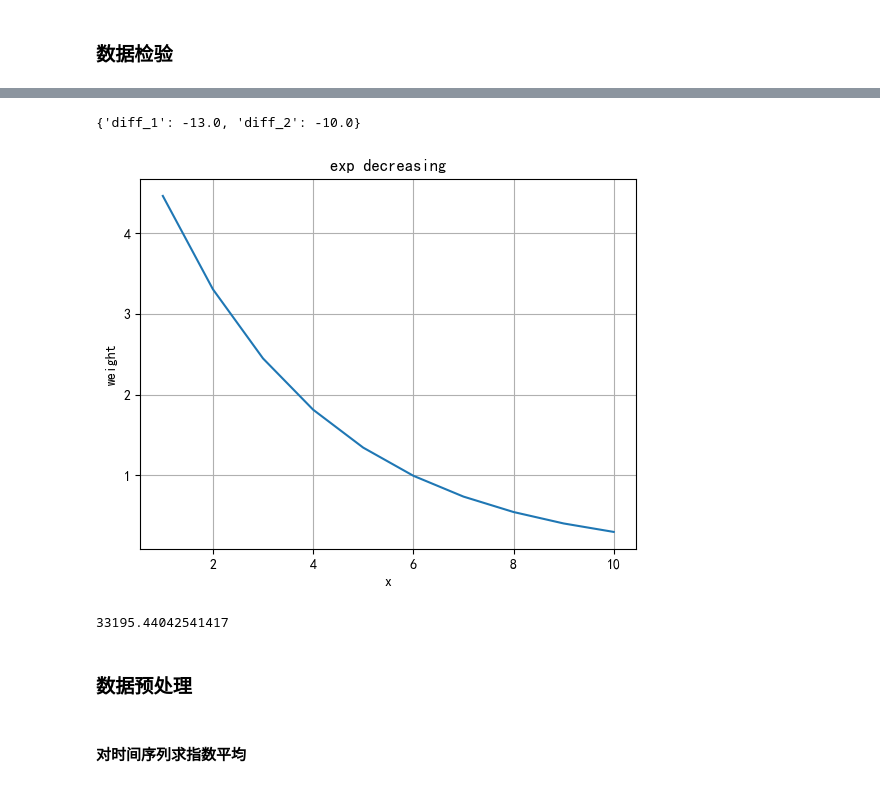
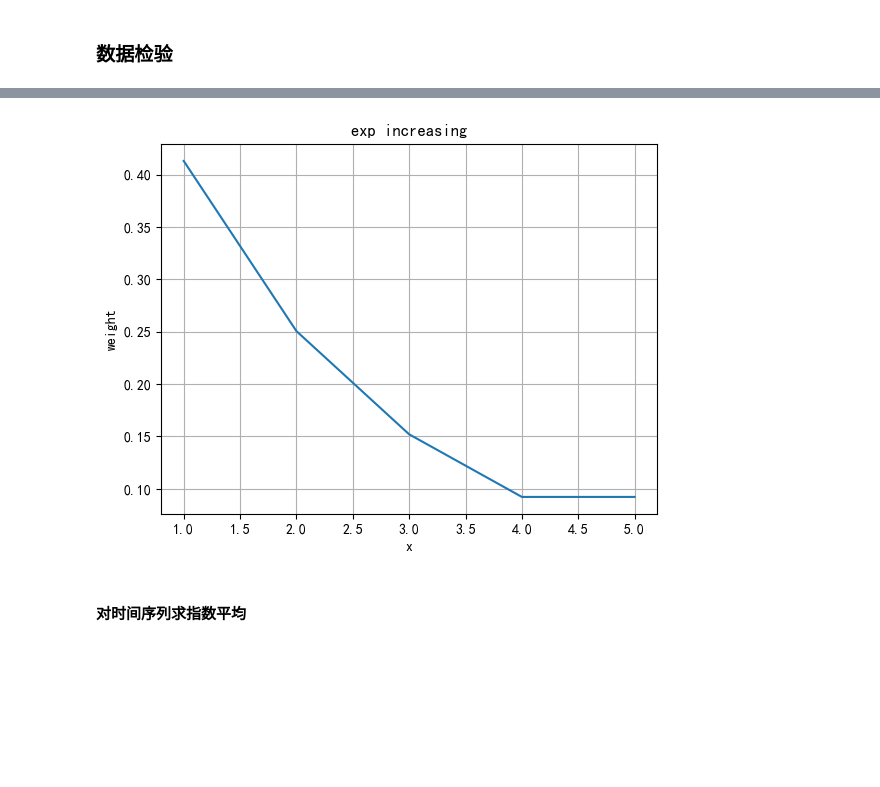
Before and after one commit to SigurYang/Mathematical-modeling, a Jupyter notebook: model_build.ipynb, the cells around one changed output, grey strips where cells are left out. Drawn from its saved outputs; the diff is of its cells as text; code cells hidden in the pictures; blank space fills up the shorter version.

```diff
--- a/model_build.ipynb
+++ b/model_build.ipynb
@@ -67,32 +49,33 @@ Name: 脑脊液常规(检)-白细胞计数, dtype: int64
-# %%
-def diff_features(series):
-    return {
-        'diff_1': series.diff(1).iloc[-1],
-        'diff_2': series.diff(2).iloc[-1]
-    }
-diff_features(df_infection)
-# %% [output]
-{'diff_1': -13.0, 'diff_2': -10.0}
 # %%
-def weighted_exp_decreasing_mean(series,alpha=0.1,plot=False):
-    alpha = 0.3
+def weighted_exp_increasing_mean(series,axis=0,alpha=0.5,thresh_hold=4, plot=False):
+    alpha = alpha
 
     x = np.linspace(1, len(series), len(series))
 
-    y = np.exp(-alpha * x) / ((1/alpha) * np.exp(-alpha * x[-1]))
+#     y = np.exp(-alpha * x) / ((1/alpha) * np.exp(-alpha * x[-1]))
+#     y = (1-np.exp(-alpha * x)) / (1-np.exp(-alpha * x)).sum()
+
+    exp = (np.exp(-alpha * x))
+    y = exp
+
+    if len(exp) > thresh_hold:
+        y[thresh_hold:] = exp[thresh_hold-1]
+
+    y = y / y.sum()
 
     if plot:
         plt.plot(x, y)
-        plt.title('exp decreasing')
+        plt.title('exp increasing')
         plt.xlabel('x')
         plt.ylabel('weight')
         plt.grid(True)
         plt.show()
-
-    return (y*series).sum()
-weighted_exp_decreasing_mean(df_infection,plot=True)
+    else:
+        if len(series.shape) > 1:
+            out = (np.expand_dims(y,-1) * series)
+        else:
+            out = (y * series)
+        return out.sum(axis=axis)
+weighted_exp_increasing_mean(np.zeros((5,10)),plot=True)
 # %% [output]
-[figure, old version]
+[figure, new version]
-33195.44042541417
-# %% [markdown]
-### 数据预处理
```
Also changed, not shown: parts of 37 cells of this notebook, 4 other files.
